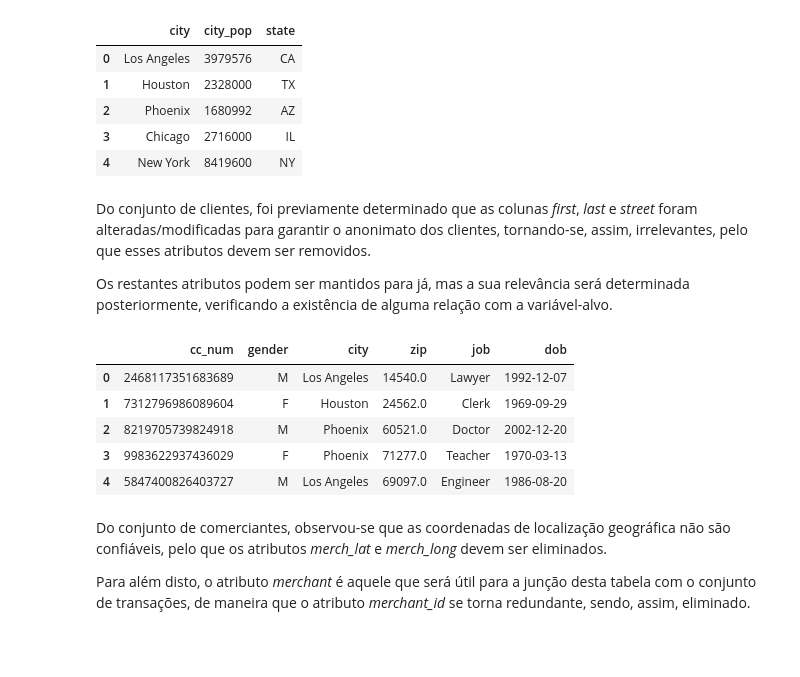
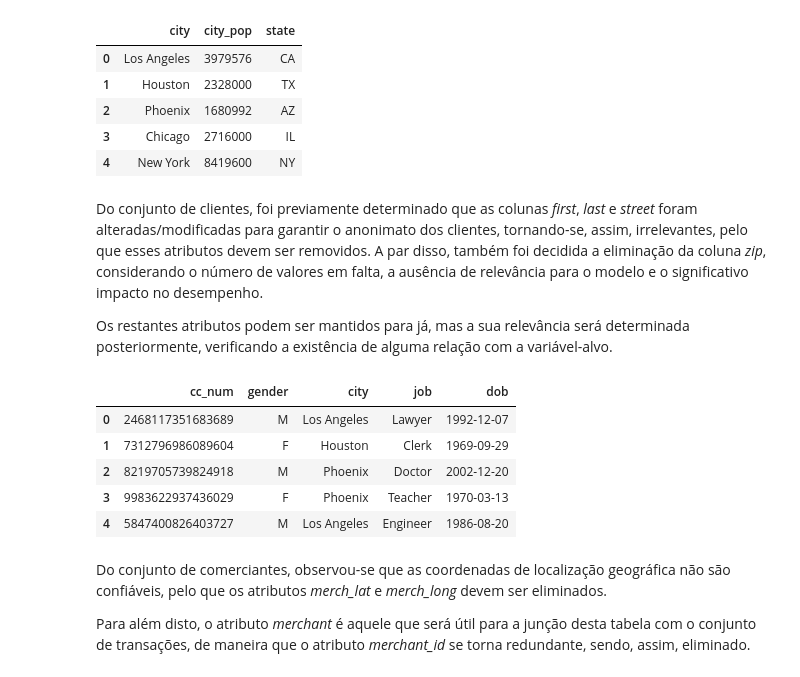
Before and after one commit to manelneto/fraud, a Jupyter notebook: task1.ipynb, the cells around one changed output. Drawn from its saved outputs; the diff is of its cells as text; code cells hidden in the pictures; blank space fills up the shorter version.

```diff
--- a/task1.ipynb
+++ b/task1.ipynb
@@ -1093,20 +1105,20 @@ selected_cities.head()
 | 3 | Chicago | 2716000 | IL |
 | 4 | New York | 8419600 | NY |
 # %% [markdown]
-Do conjunto de clientes, foi previamente determinado que as colunas *first*, *last* e *street* foram alteradas/modificadas para garantir o anonimato dos clientes, tornando-se, assim, irrelevantes, pelo que esses atributos devem ser removidos.
+Do conjunto de clientes, foi previamente determinado que as colunas *first*, *last* e *street* foram alteradas/modificadas para garantir o anonimato dos clientes, tornando-se, assim, irrelevantes, pelo que esses atributos devem ser removidos. A par disso, também foi decidida a eliminação da coluna *zip*, considerando o número de valores em falta, a ausência de relevância para o modelo e o significativo impacto no desempenho.
 
 Os restantes atributos podem ser mantidos para já, mas a sua relevância será determinada posteriormente, verificando a existência de alguma relação com a variável-alvo.
 # %%
-selected_customers = customers.drop(['first', 'last', 'street'], axis = 1)
+selected_customers = customers.drop(['first', 'last', 'street', 'zip'], axis = 1)
 
 selected_customers.head()
 # %% [output]
-|  | cc_num | gender | city | zip | job | dob |
-| 0 | 2468117351683689 | M | Los Angeles | 14540.0 | Lawyer | 1992-12-07 |
-| 1 | 7312796986089604 | F | Houston | 24562.0 | Clerk | 1969-09-29 |
-| 2 | 8219705739824918 | M | Phoenix | 60521.0 | Doctor | 2002-12-20 |
-| 3 | 9983622937436029 | F | Phoenix | 71277.0 | Teacher | 1970-03-13 |
-| 4 | 5847400826403727 | M | Los Angeles | 69097.0 | Engineer | 1986-08-20 |
+|  | cc_num | gender | city | job | dob |
+| 0 | 2468117351683689 | M | Los Angeles | Lawyer | 1992-12-07 |
+| 1 | 7312796986089604 | F | Houston | Clerk | 1969-09-29 |
+| 2 | 8219705739824918 | M | Phoenix | Doctor | 2002-12-20 |
+| 3 | 9983622937436029 | F | Phoenix | Teacher | 1970-03-13 |
+| 4 | 5847400826403727 | M | Los Angeles | Engineer | 1986-08-20 |
 # %% [markdown]
 Do conjunto de comerciantes, observou-se que as coordenadas de localização geográfica não são confiáveis, pelo que os atributos *merch_lat* e *merch_long* devem ser eliminados.
 
```
Also changed, not shown: parts of 63 cells of this notebook, 6 other files.
